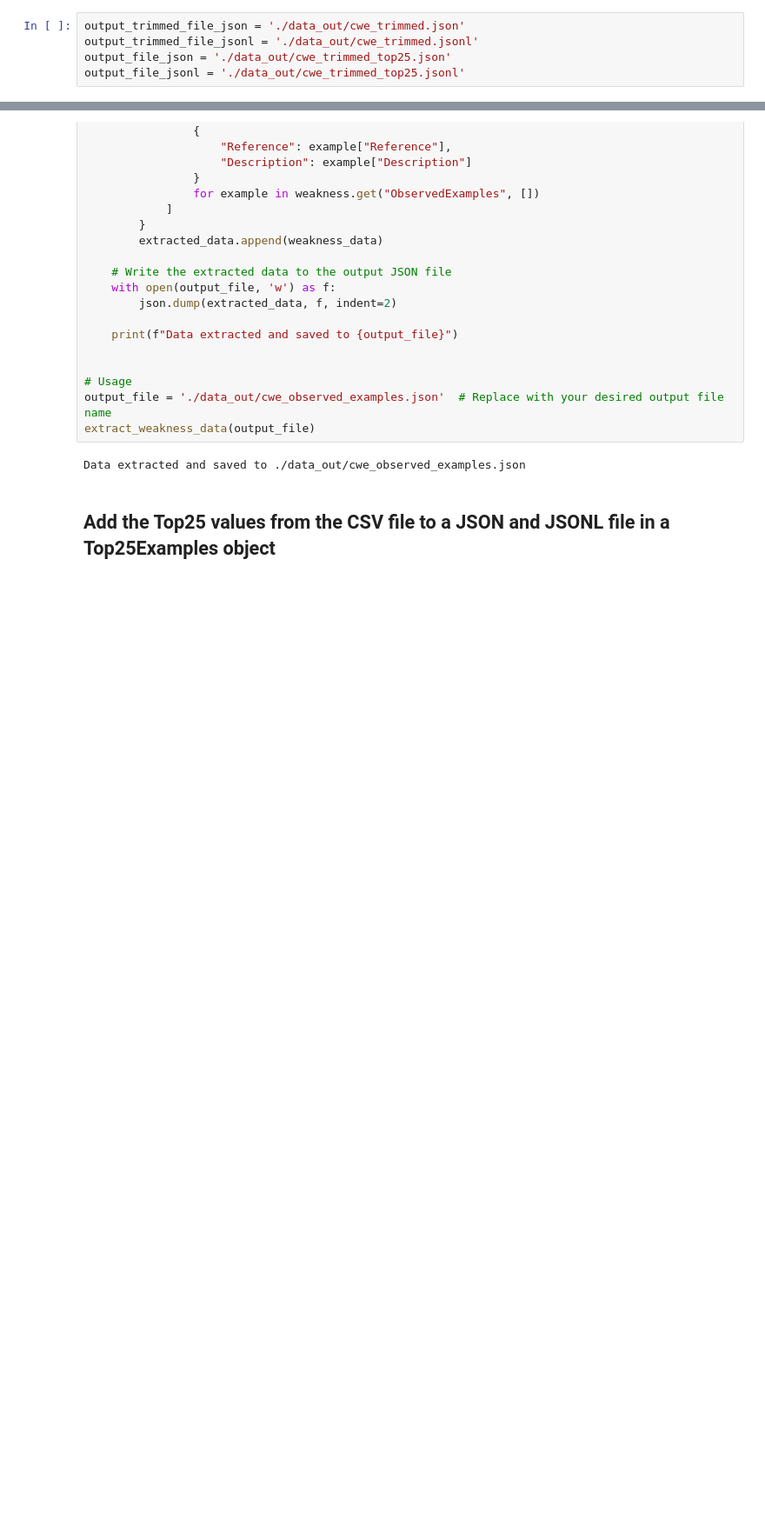
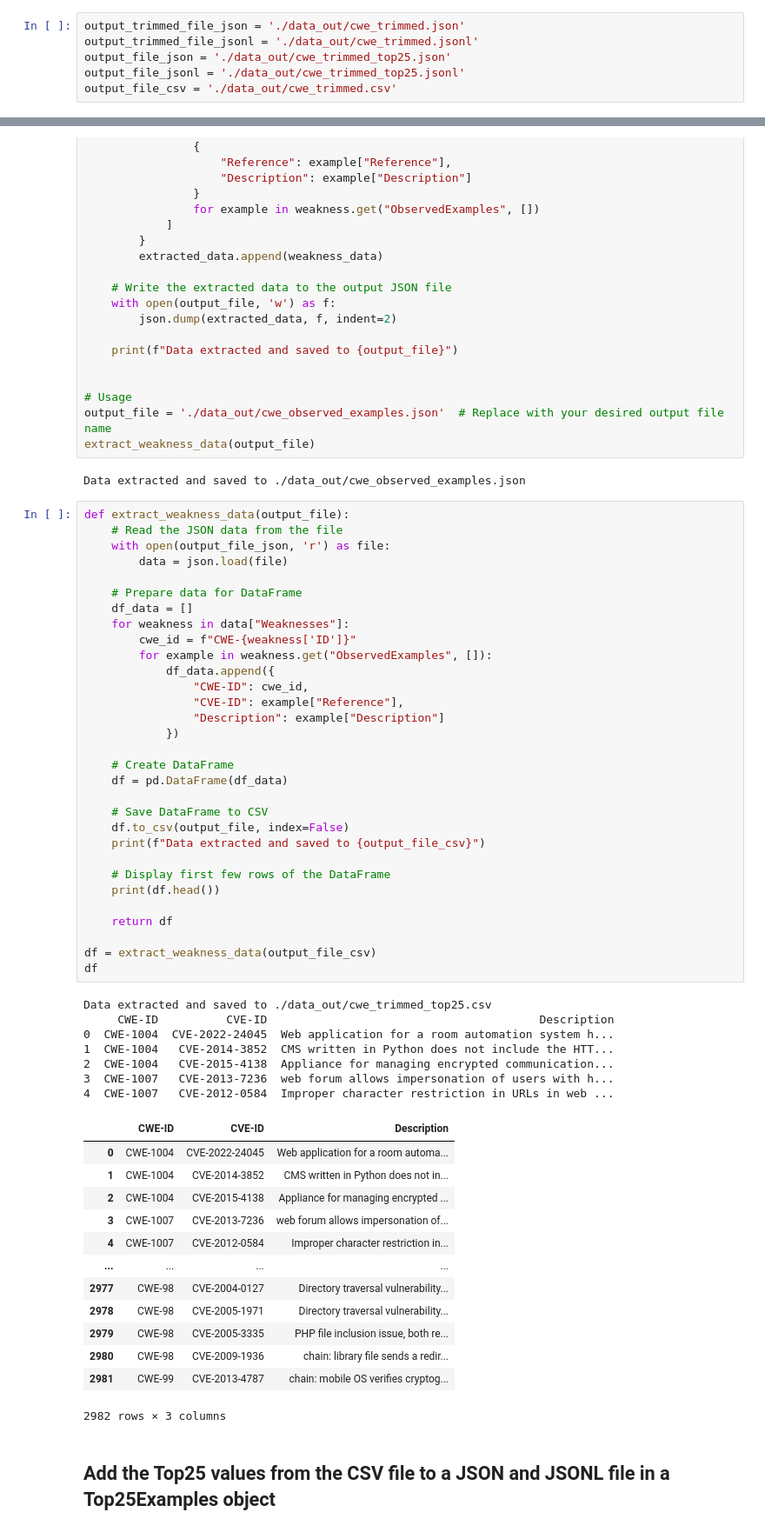
Before and after one commit to CyberSecAI/cwe_top25, a Jupyter notebook: cwe_json.ipynb, the cells around one changed output, grey strips where cells are left out. Shown at 87% size. Saved outputs shown, nothing was run; the diff lists cells and outputs as text; blank space fills up the shorter version.

Commit message:
cwe_trimmed.csv

```diff
--- a/cwe_json.ipynb
+++ b/cwe_json.ipynb
@@ -22,6 +22,7 @@ output_trimmed_file_json = './data_out/cwe_trimmed.json'
 output_trimmed_file_jsonl = './data_out/cwe_trimmed.jsonl'
 output_file_json = './data_out/cwe_trimmed_top25.json'
 output_file_jsonl = './data_out/cwe_trimmed_top25.jsonl'
+output_file_csv = './data_out/cwe_trimmed.csv'
 # %%
 def remove_keys(data, keys_to_remove):
     if isinstance(data, dict):
@@ -89,6 +90,58 @@ output_file = './data_out/cwe_observed_examples.json'  # Replace with your desir
 extract_weakness_data(output_file)
 # %% [output]
 Data extracted and saved to ./data_out/cwe_observed_examples.json
+# %%
+def extract_weakness_data(output_file):
+    # Read the JSON data from the file
+    with open(output_file_json, 'r') as file:
+        data = json.load(file)
+
+    # Prepare data for DataFrame
+    df_data = []
+    for weakness in data["Weaknesses"]:
+        cwe_id = f"CWE-{weakness['ID']}"
+        for example in weakness.get("ObservedExamples", []):
+            df_data.append({
+                "CWE-ID": cwe_id,
+                "CVE-ID": example["Reference"],
+                "Description": example["Description"]
+            })
+
+    # Create DataFrame
+    df = pd.DataFrame(df_data)
+
+    # Save DataFrame to CSV
+    df.to_csv(output_file, index=False)
+    print(f"Data extracted and saved to {output_file_csv}")
+
+    # Display first few rows of the DataFrame
+    print(df.head())
+
+    return df
+
+df = extract_weakness_data(output_file_csv)
+df
+# %% [output]
+Data extracted and saved to ./data_out/cwe_trimmed_top25.csv
+     CWE-ID          CVE-ID                                        Description
+0  CWE-1004  CVE-2022-24045  Web application for a room automation system h...
+1  CWE-1004   CVE-2014-3852  CMS written in Python does not include the HTT...
+2  CWE-1004   CVE-2015-4138  Appliance for managing encrypted communication...
+3  CWE-1007   CVE-2013-7236  web forum allows impersonation of users with h...
+4  CWE-1007   CVE-2012-0584  Improper character restriction in URLs in web ...
+|  | CWE-ID | CVE-ID | Description |
+| 0 | CWE-1004 | CVE-2022-24045 | Web application for a room automa... |
+| 1 | CWE-1004 | CVE-2014-3852 | CMS written in Python does not in... |
+| 2 | CWE-1004 | CVE-2015-4138 | Appliance for managing encrypted ... |
+| 3 | CWE-1007 | CVE-2013-7236 | web forum allows impersonation of... |
+| 4 | CWE-1007 | CVE-2012-0584 | Improper character restriction in... |
+| ... | ... | ... | ... |
+| 2977 | CWE-98 | CVE-2004-0127 | Directory traversal vulnerability... |
+| 2978 | CWE-98 | CVE-2005-1971 | Directory traversal vulnerability... |
+| 2979 | CWE-98 | CVE-2005-3335 | PHP file inclusion issue, both re... |
+| 2980 | CWE-98 | CVE-2009-1936 | chain: library file sends a redir... |
+| 2981 | CWE-99 | CVE-2013-4787 | chain: mobile OS verifies cryptog... |
+2982 rows × 3 columns
 # %% [markdown]
 ## Add the Top25 values from the CSV file to a JSON and JSONL file in a Top25Examples object
 # %%
```
Also changed, not shown: 1 other file.
